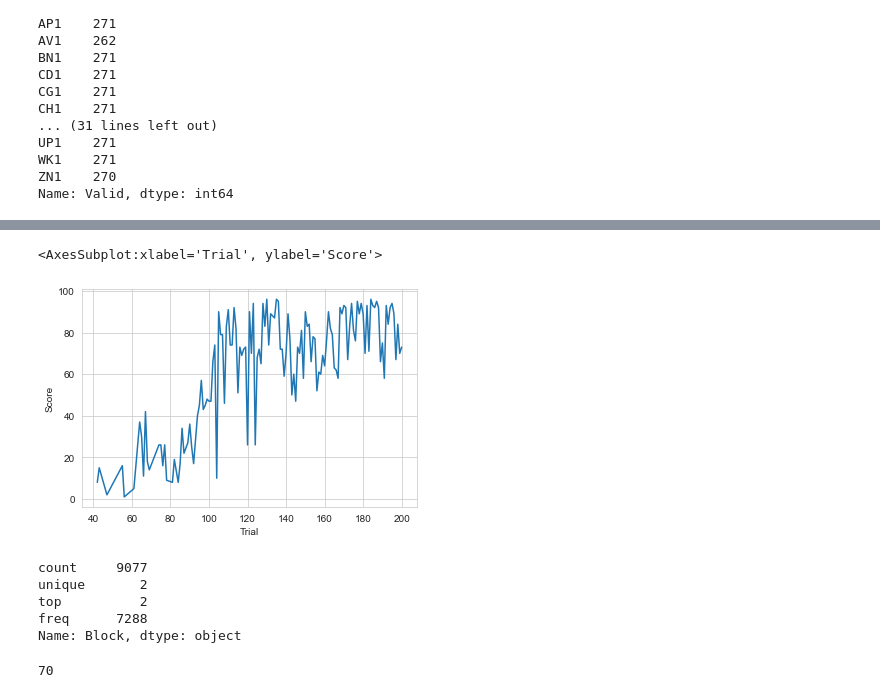
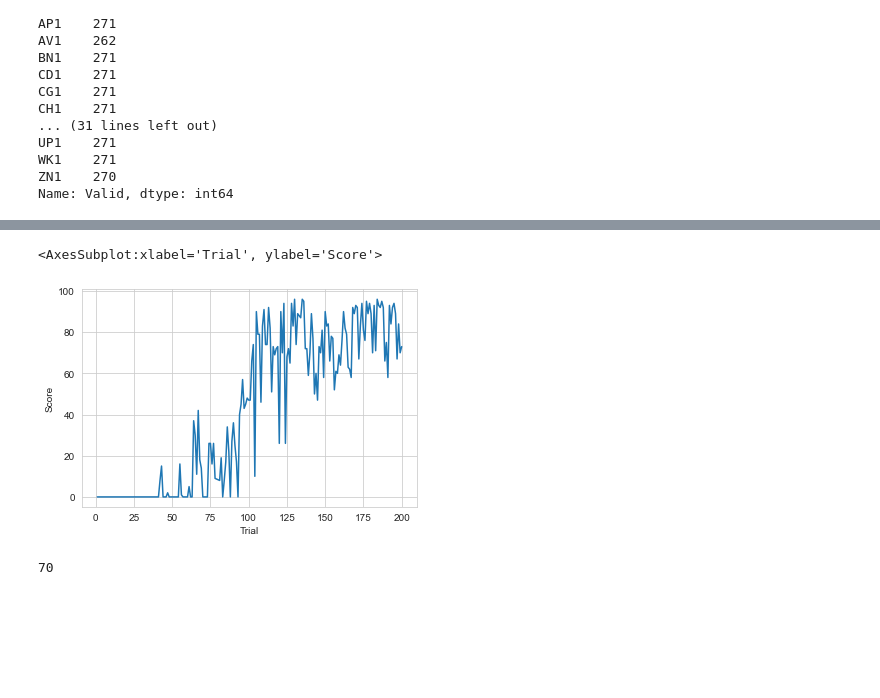
Before and after one commit to qniksefat/gradecc, a Jupyter notebook: notebooks/behavioral.ipynb, the cells around one changed output, grey strips where cells are left out. Cells and saved outputs as stored; diff of their text form; code cells hidden in the pictures; blank space fills up the shorter version.

```diff
--- a/notebooks/behavioral.ipynb
+++ b/notebooks/behavioral.ipynb
@@ -10 +6,3 @@ dfb = pd.read_csv(path.join(data_outside, 'RL_behavior.csv'))
+# %%
+dfb = pd.read_csv('/Users/qasem/PycharmProjects/grad_ecc_RL_data/RL_behavior.csv')  # df behaviour
 # %%
@@ -221,8 +221,10 @@ sns.countplot(data=dfb[dfb.Score > 0], x='Valid', hue='Subject')
-# %%
-dfb = dfb[dfb.Score > 0]
 # %%
-sns.lineplot(data=dfb[(dfb.Subject == 'CS1') & (dfb.Block == 2)],
-             x='Trial', y='Score')
+# dfb = dfb[dfb.Score > 0]
+
+sns.lineplot(data=dfb[(dfb.Subject == 'CS1') & (dfb.Block == 2)], x='Trial', y='Score')
+# this subject starts with all zeros
+
+# dfb = dfb[dfb.Subject != 'CS1']
 # %% [output]
 <AxesSubplot:xlabel='Trial', ylabel='Score'>
-[figure, old version]
+[figure, new version]
@@ -231,11 +231,3 @@ dfb = dfb[dfb.Subject != 'CS1']
-# %%
-dfb.Block.astype(str).describe()
-# %% [output]
-count     9077
-unique       2
-top          2
-freq      7288
-Name: Block, dtype: object
 # %%
 dfb[dfb.Block == 1].Trial.max()
 # %% [output]
```
Also changed, not shown: parts of 165 cells of this notebook.
